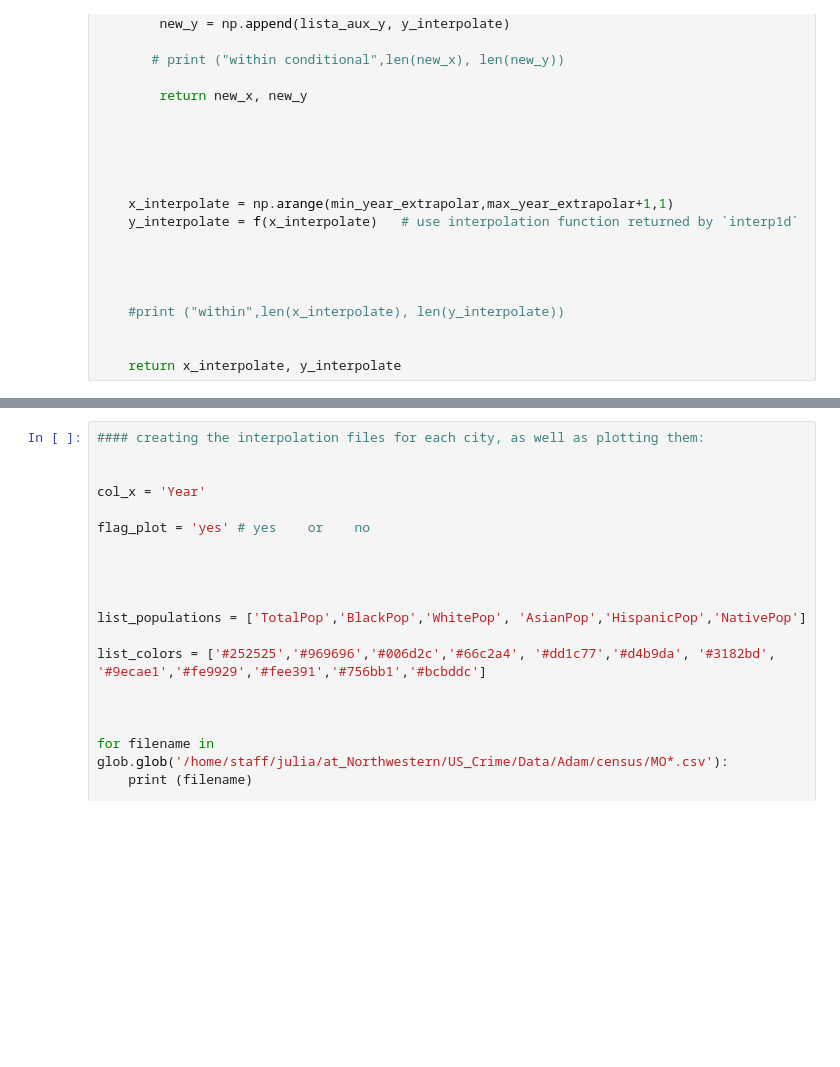
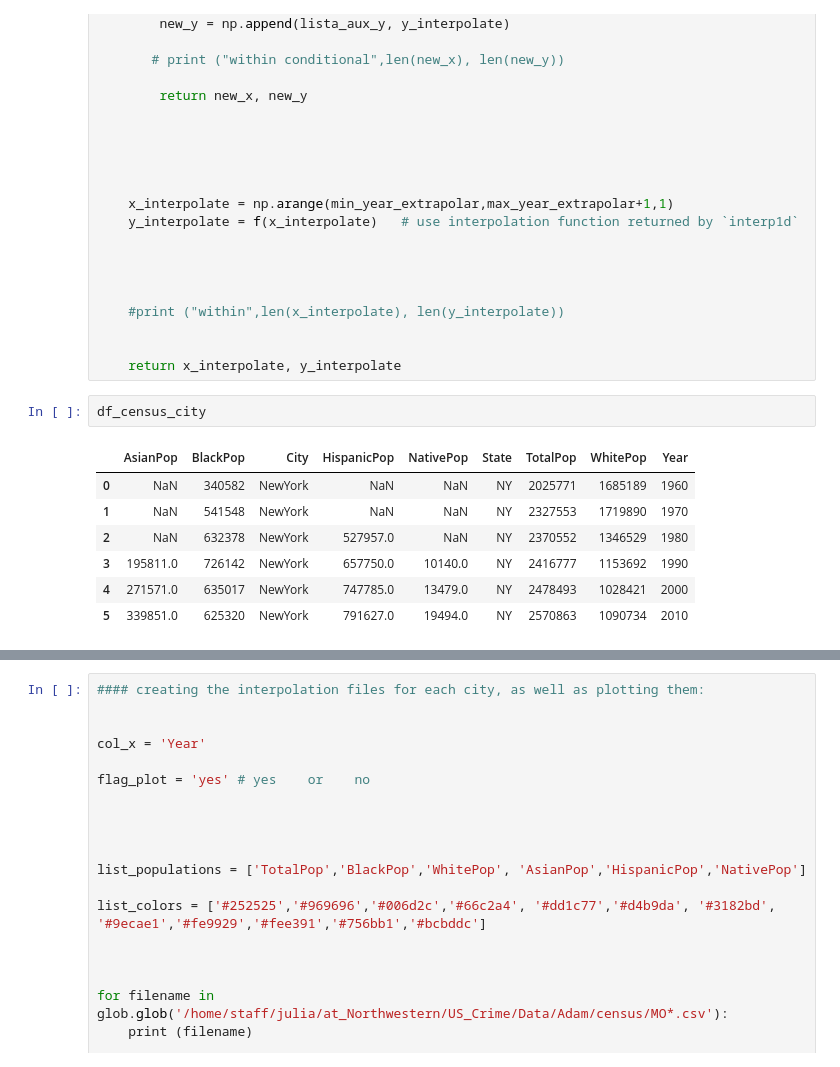
Before and after one commit to juliettapc/US_crime, a Jupyter notebook: Interpolation_city_populations.ipynb, the cells around one changed output, grey strips where cells are left out. Saved outputs shown, nothing was run; the diff lists cells and outputs as text; blank space fills up the shorter version.

```diff
--- a/Interpolation_city_populations.ipynb
+++ b/Interpolation_city_populations.ipynb
@@ -298,6 +307,16 @@ def get_x_y_inter_extrapolation (df, col_x, col_y):
 
 
     return x_interpolate, y_interpolate
+# %%
+df_census_city
+# %% [output]
+|  | AsianPop | BlackPop | City | HispanicPop | NativePop | State | TotalPop | WhitePop | Year |
+| 0 | NaN | 340582 | NewYork | NaN | NaN | NY | 2025771 | 1685189 | 1960 |
+| 1 | NaN | 541548 | NewYork | NaN | NaN | NY | 2327553 | 1719890 | 1970 |
+| 2 | NaN | 632378 | NewYork | 527957.0 | NaN | NY | 2370552 | 1346529 | 1980 |
+| 3 | 195811.0 | 726142 | NewYork | 657750.0 | 10140.0 | NY | 2416777 | 1153692 | 1990 |
+| 4 | 271571.0 | 635017 | NewYork | 747785.0 | 13479.0 | NY | 2478493 | 1028421 | 2000 |
+| 5 | 339851.0 | 625320 | NewYork | 791627.0 | 19494.0 | NY | 2570863 | 1090734 | 2010 |
 # %%
 #### creating the interpolation files for each city, as well as plotting them:
 
```
Also changed, not shown: parts of 15 cells of this notebook.
